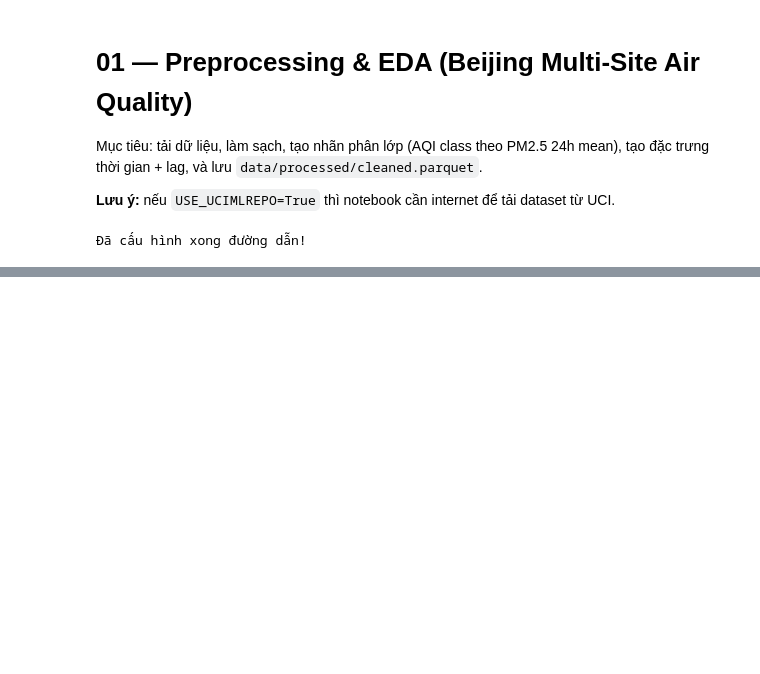
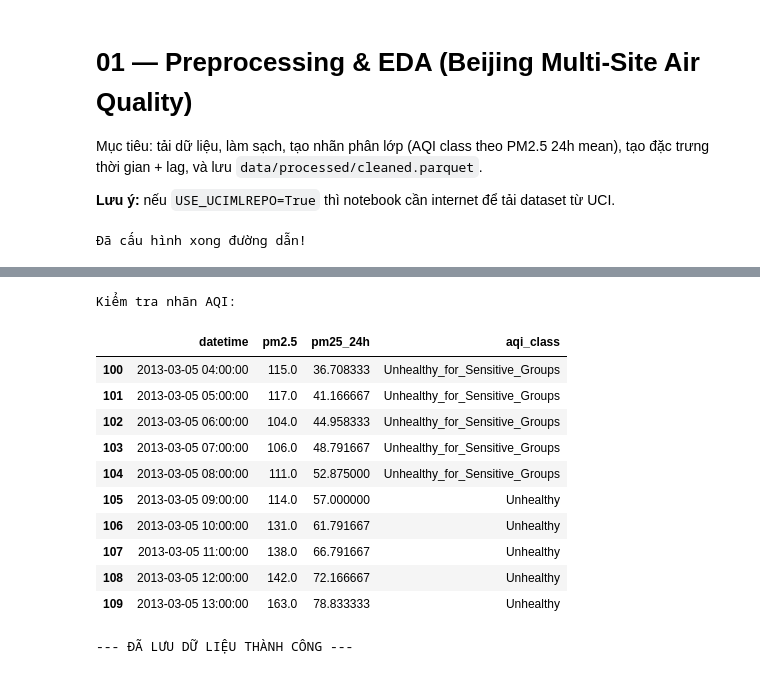
Before and after one commit to dinhmanhda/nhom11.2, a Jupyter notebook: notebooks/preprocessing_and_eda.ipynb, the cells around one changed output, grey strips where cells are left out. Drawn from its saved outputs; the diff is of its cells as text; code cells hidden in the pictures; blank space fills up the shorter version.

```diff
--- a/notebooks/preprocessing_and_eda.ipynb
+++ b/notebooks/preprocessing_and_eda.ipynb
@@ -74,0 +183,31 @@ NameError: name 'df' is not defined
+# %%
+# Xem dữ liệu từ dòng thứ 100 để chắc chắn không bị NaN
+print("Kiểm tra nhãn AQI:")
+display(df[['datetime', 'pm2.5', 'pm25_24h', 'aqi_class']].iloc[100:110])
+# %% [output]
+Kiểm tra nhãn AQI:
+|  | datetime | pm2.5 | pm25_24h | aqi_class |
+| 100 | 2013-03-05 04:00:00 | 115.0 | 36.708333 | Unhealthy_for_Sensitive_Groups |
+| 101 | 2013-03-05 05:00:00 | 117.0 | 41.166667 | Unhealthy_for_Sensitive_Groups |
+| 102 | 2013-03-05 06:00:00 | 104.0 | 44.958333 | Unhealthy_for_Sensitive_Groups |
+| 103 | 2013-03-05 07:00:00 | 106.0 | 48.791667 | Unhealthy_for_Sensitive_Groups |
+| 104 | 2013-03-05 08:00:00 | 111.0 | 52.875000 | Unhealthy_for_Sensitive_Groups |
+| 105 | 2013-03-05 09:00:00 | 114.0 | 57.000000 | Unhealthy |
+| 106 | 2013-03-05 10:00:00 | 131.0 | 61.791667 | Unhealthy |
+| 107 | 2013-03-05 11:00:00 | 138.0 | 66.791667 | Unhealthy |
+| 108 | 2013-03-05 12:00:00 | 142.0 | 72.166667 | Unhealthy |
+| 109 | 2013-03-05 13:00:00 | 163.0 | 78.833333 | Unhealthy |
+# %%
+import os
+os.makedirs('../data/processed', exist_ok=True)
+
+# Lưu file chính để dùng cho các bước sau
+df.to_parquet('../data/processed/cleaned_data.parquet', index=False)
+
+# Chia tập Test (2017+) để kiểm tra cuối cùng
+test_df = df[df['year'] >= 2017]
+test_df.to_parquet('../data/processed/test_data.parquet', index=False)
+
+print("--- ĐÃ LƯU DỮ LIỆU THÀNH CÔNG ---")
+# %% [output]
+--- ĐÃ LƯU DỮ LIỆU THÀNH CÔNG ---
```
Also changed, not shown: parts of 11 cells of this notebook, 5 other files.
